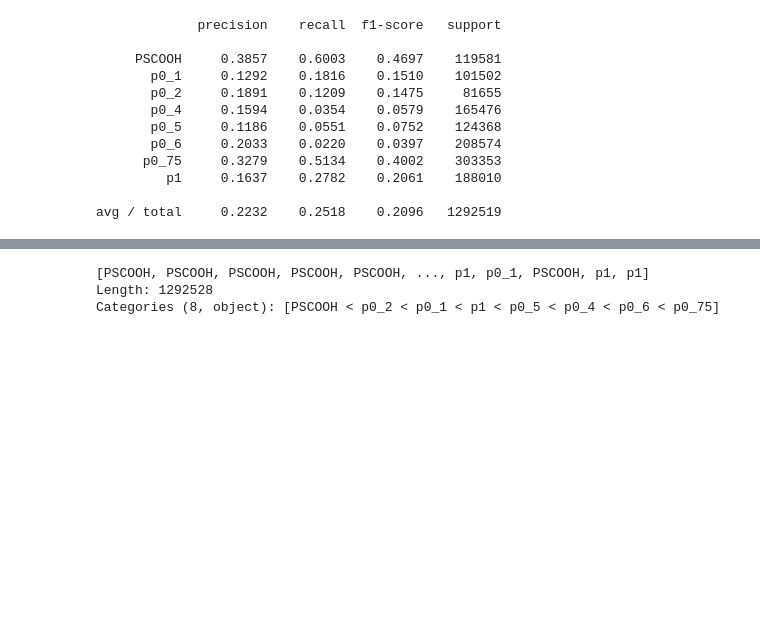
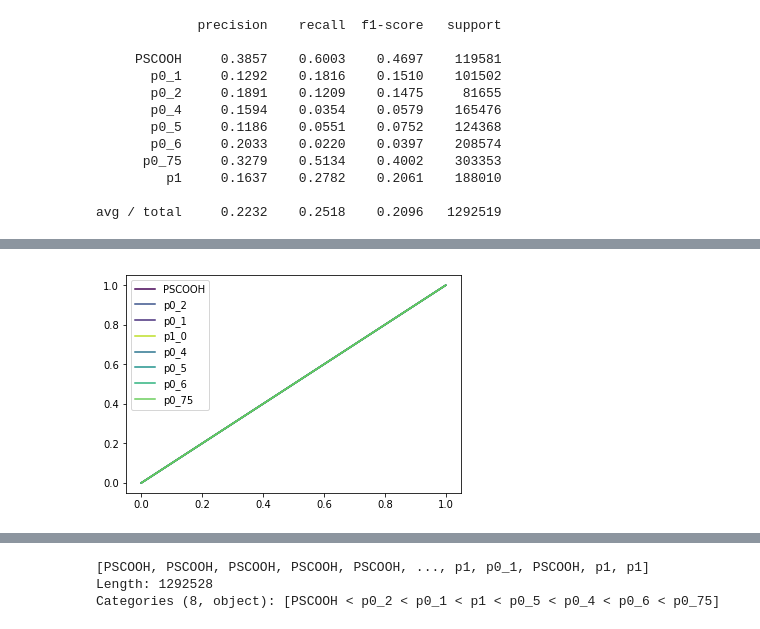
Before and after one commit to Nance-Lab/diff_classifier, a Jupyter notebook: notebooks/development/11_26_18_coverage_NN_alt.ipynb, the cells around one changed output, grey strips where cells are left out. Cells and saved outputs as stored; diff of their text form; code cells hidden in the pictures; blank space fills up the shorter version.

```diff
--- a/notebooks/development/11_26_18_coverage_NN_alt.ipynb
+++ b/notebooks/development/11_26_18_coverage_NN_alt.ipynb
@@ -353,0 +366,6 @@ avg / total     0.2232    0.2518    0.2096   1292519
+# %%
+for i, gel in enumerate(types):
+    plt.plot(np.linspace(0,1,2), np.linspace(0,1,2), label=types[7-i], color=newmap[i, :])
+    plt.legend()
+# %% [output]
+[figure, added]
```
Also changed, not shown: parts of 11 cells of this notebook, 10 other files.
